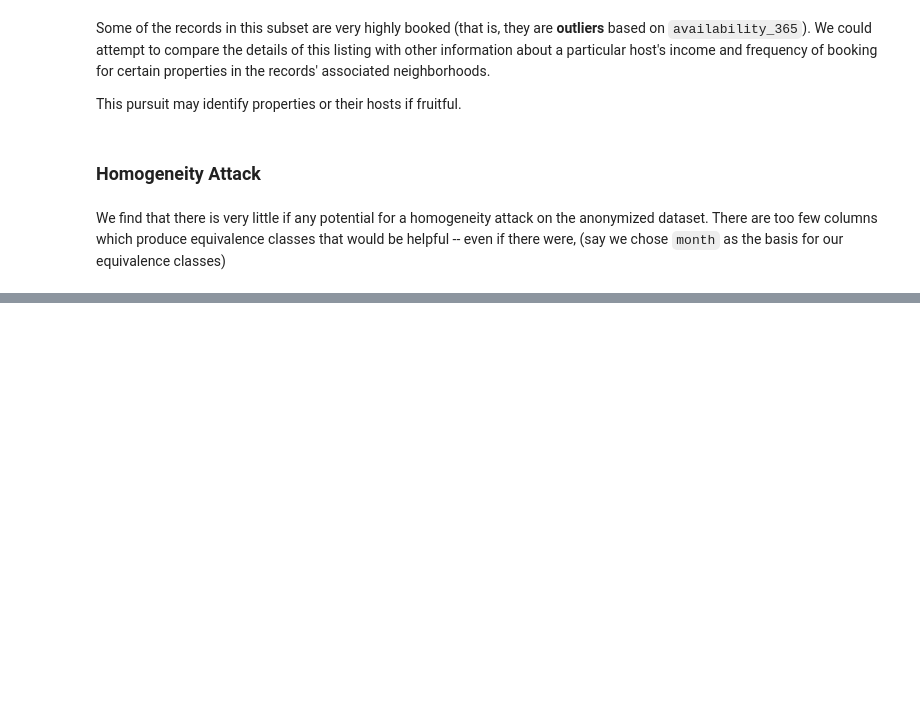
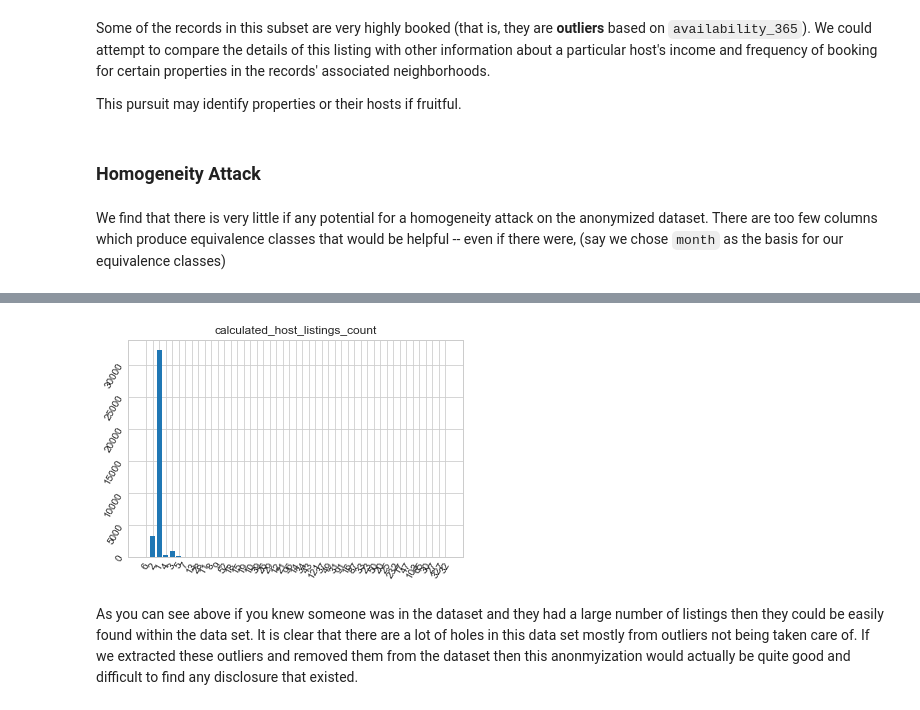
Before and after one commit to bevvvvv/DS300Project, a Jupyter notebook: Dicicco_Sepich/ProjectCritiqueDiciccoSepich.ipynb, the cells around one changed output, grey strips where cells are left out. Cells and saved outputs as stored; diff of their text form; code cells hidden in the pictures; blank space fills up the shorter version.

```diff
--- a/Dicicco_Sepich/ProjectCritiqueDiciccoSepich.ipynb
+++ b/Dicicco_Sepich/ProjectCritiqueDiciccoSepich.ipynb
@@ -140,0 +147,6 @@ NameError: name 'anon_' is not defined
+# %%
+plot_column_bar(anon_data_uniquesub, 'calculated_host_listings_count')
+# %% [output]
+[figure, added]
+# %% [markdown]
+As you can see above if you knew someone was in the dataset and they had a large number of listings then they could be easily found within the data set. It is clear that there are a lot of holes in this data set mostly from outliers not being taken care of. If we extracted these outliers and removed them from the dataset then this anonmyization would actually be quite good and difficult to find any disclosure that existed.
```
Also changed, not shown: parts of 5 cells of this notebook.
